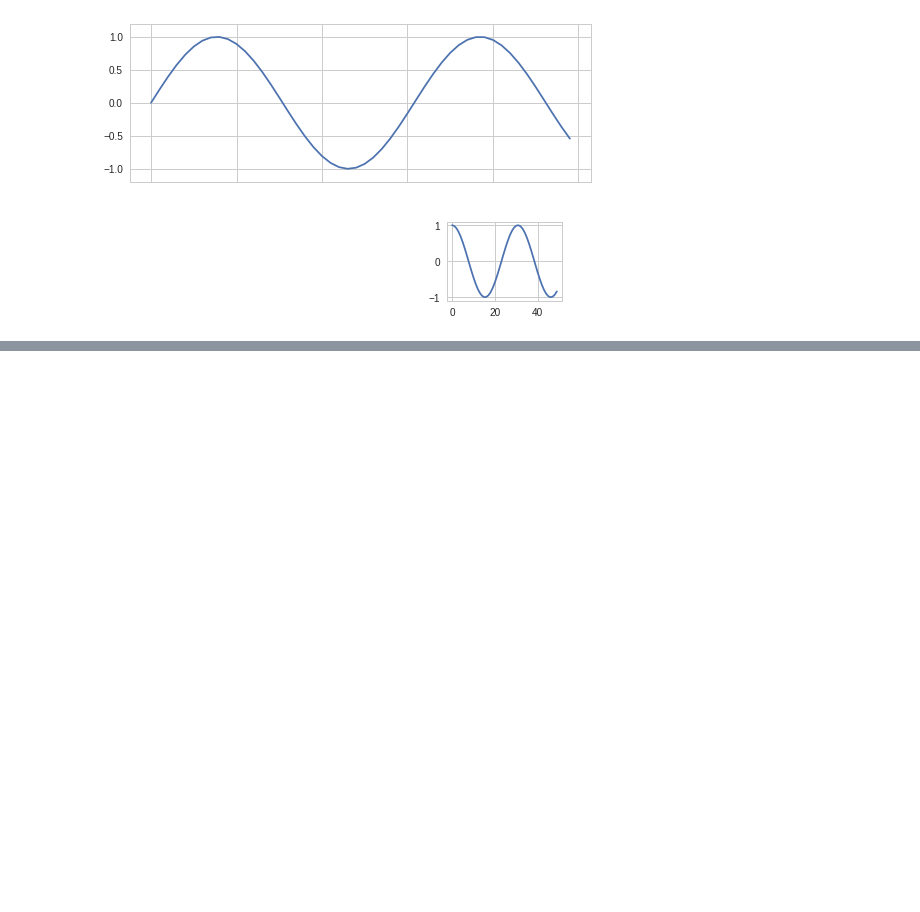
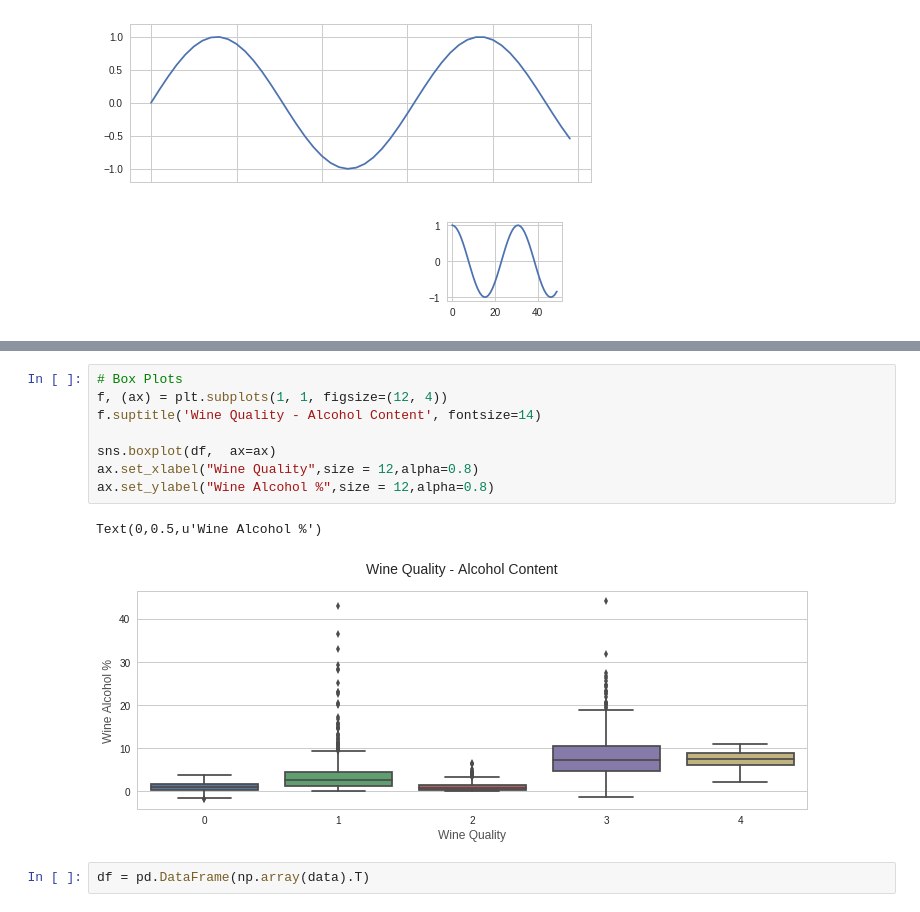
Before and after one commit to wonwooddo/MyPythonDictionary, a Jupyter notebook: matplotlib_ipynb의_사본.ipynb, the cells around one changed output, grey strips where cells are left out. Cells and saved outputs as stored; diff of their text form; blank space fills up the shorter version.

```diff
--- a/matplotlib_ipynb의_사본.ipynb
+++ b/matplotlib_ipynb의_사본.ipynb
@@ -121,0 +255,13 @@ ax2.plot(np.cos(x))
+# %%
+# Box Plots
+f, (ax) = plt.subplots(1, 1, figsize=(12, 4))
+f.suptitle('Wine Quality - Alcohol Content', fontsize=14)
+
+sns.boxplot(df,  ax=ax)
+ax.set_xlabel("Wine Quality",size = 12,alpha=0.8)
+ax.set_ylabel("Wine Alcohol %",size = 12,alpha=0.8)
+# %% [output]
+Text(0,0.5,u'Wine Alcohol %')
+[figure, added]
+# %%
+df = pd.DataFrame(np.array(data).T)
```
Also changed, not shown: parts of 11 cells of this notebook.
